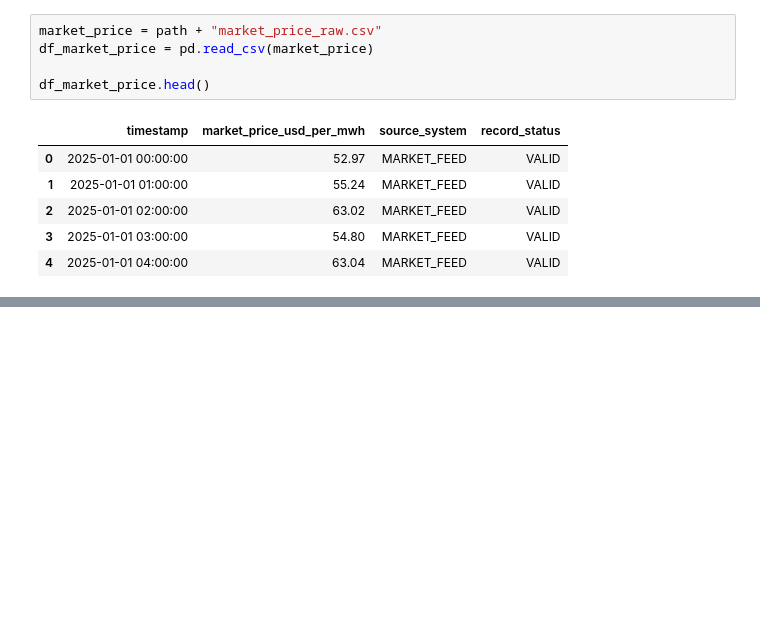
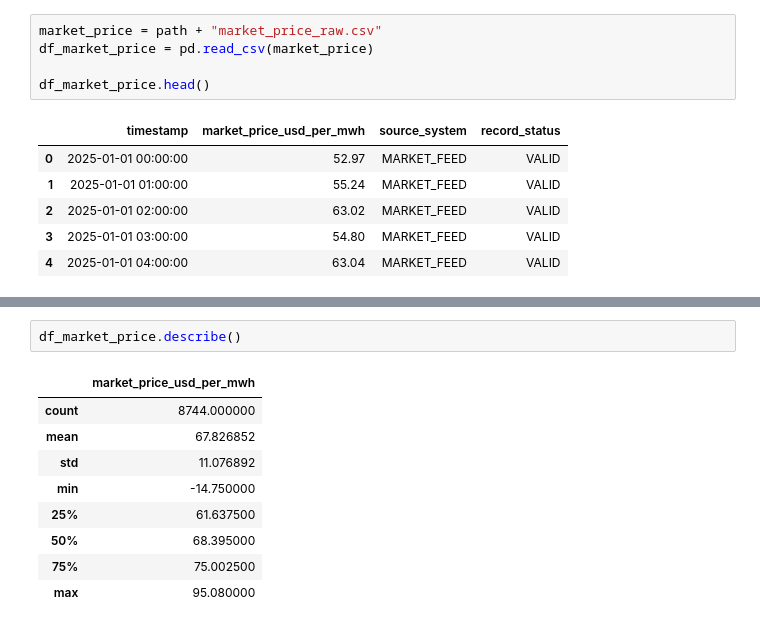
Before and after one commit to sadamhabnawi28/GreenGrid_Energy_Project, a Jupyter notebook: scripts/data_cleaning.ipynb, the cells around one changed output, grey strips where cells are left out. Cells and saved outputs as stored; diff of their text form; blank space fills up the shorter version.

```diff
--- a/scripts/data_cleaning.ipynb
+++ b/scripts/data_cleaning.ipynb
@@ -285,0 +291,12 @@ df_market_price.head()
+# %%
+df_market_price.describe()
+# %% [output]
+|  | market_price_usd_per_mwh |
+| count | 8744.000000 |
+| mean | 67.826852 |
+| std | 11.076892 |
+| min | -14.750000 |
+| 25% | 61.637500 |
+| 50% | 68.395000 |
+| 75% | 75.002500 |
+| max | 95.080000 |
```
Also changed, not shown: parts of 6 cells of this notebook, 1 other file.
